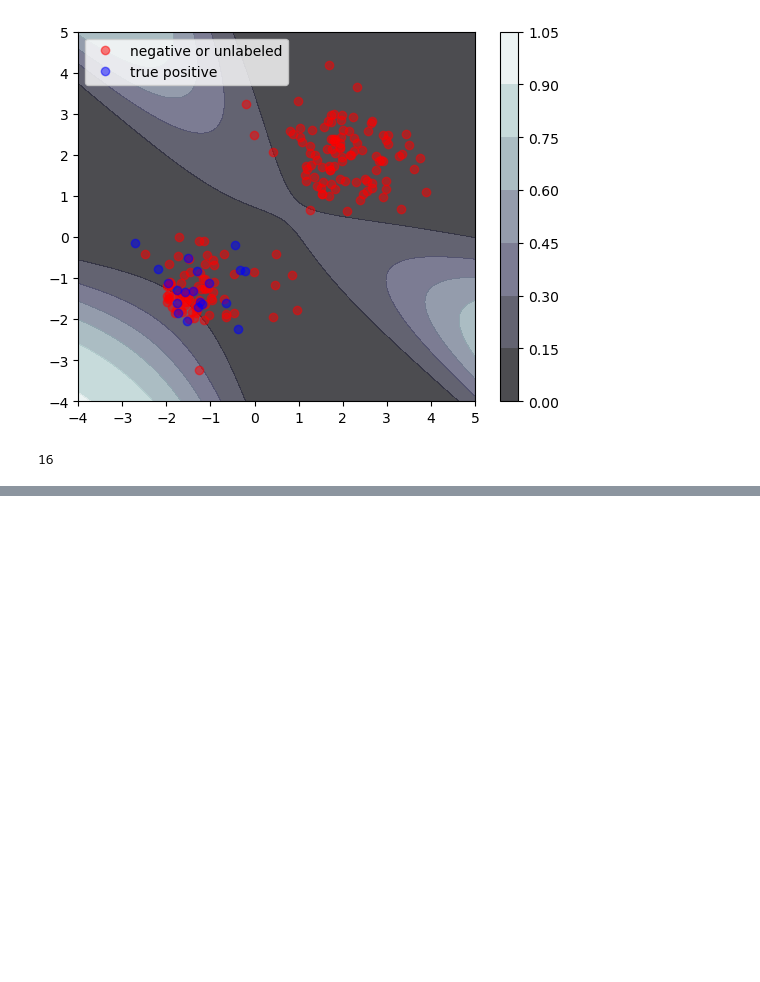
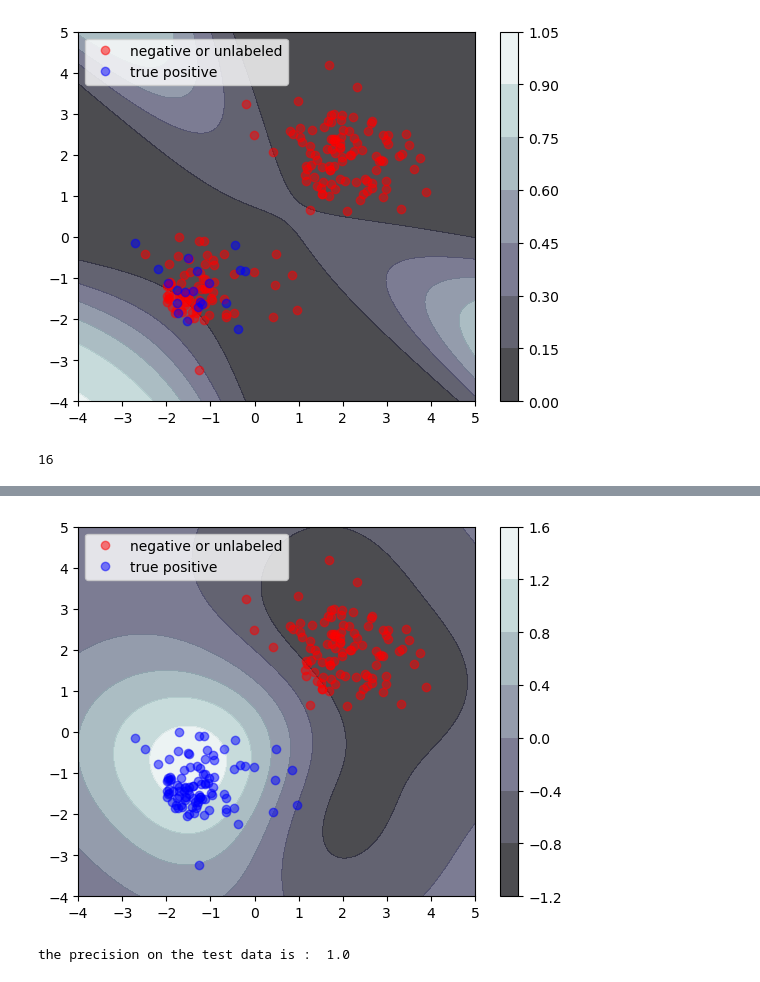
Before and after one commit to tpaquier/material_science, a Jupyter notebook: Comparative_tests.ipynb, the cells around one changed output, grey strips where cells are left out. Drawn from its saved outputs; the diff is of its cells as text; code cells hidden in the pictures; blank space fills up the shorter version.

```diff
--- a/Comparative_tests.ipynb
+++ b/Comparative_tests.ipynb
@@ -167,0 +262,12 @@ probas_gap = probas[:,1] - probas[:,0]
+# %%
+xx, yy = np.meshgrid(np.linspace(-4,5,500), np.linspace(-4,5,500))
+Z = svm_weighted.decision_function(np.c_[xx.ravel(), yy.ravel()])
+Z = Z.reshape(xx.shape)
+plt.contourf(xx, yy, Z, alpha=0.75, cmap=plt.cm.bone)
+plt.plot(data_red[:,0],data_red[:,1],'or', alpha = 0.5,label='negative or unlabeled')
+plt.plot(data_blue[:,0],data_blue[:,1],'ob',alpha = 0.5,label='true positive')
+plt.legend()
+plt.colorbar()
+plt.show()
+# %% [output]
+[figure, added]
@@ -167,0 +276,28 @@ probas_gap = probas[:,1] - probas[:,0]
+# %%
+n_gen_test = 10
+n_samples_test = 4*n_gen_test
+data_n_test_1 = np.random.multivariate_normal(mean=np.array([2,2]),
+                                             cov=np.array(([1,-0.25],[-0.25,1])),
+                                             size=n_gen_test)
+data_n_test_2 = np.random.uniform(low=1.0, high=3.0, size=(n_gen_test,2))
+
+data_p_test_1 = np.random.multivariate_normal(mean=np.array([-1,-1]),
+                                            cov=np.eye(2)*0.5,
+                                            size=n_gen_test)
+data_p_test_2 = np.random.uniform(low=-2, high=-1, size=(n_gen_test,2))
+
+data_test = np.vstack((data_n_test_1,data_n_test_2,data_p_test_1,data_p_test_2))
+data_test = np.hstack((data_test,np.hstack((np.ones(n_gen_test*2)*(-1),np.ones(n_gen_test*2))).reshape(n_samples_test,1)))
+
+positive_prediction_test = 0
+true_positive_prediction_test = 0
+predictions_test = svm_weighted.predict(data_test[:,:2])
+for i in range(data_test.shape[0]):
+    if predictions_test[i] == 1:
+        positive_prediction_test += 1
+        if data_test[i,2] == 1:
+            true_positive_prediction_test += 1
+
+print('the precision on the test data is : ', true_positive_prediction_test/positive_prediction_test)
+# %% [output]
+the precision on the test data is :  1.0
```
Also changed, not shown: parts of 17 cells of this notebook.
